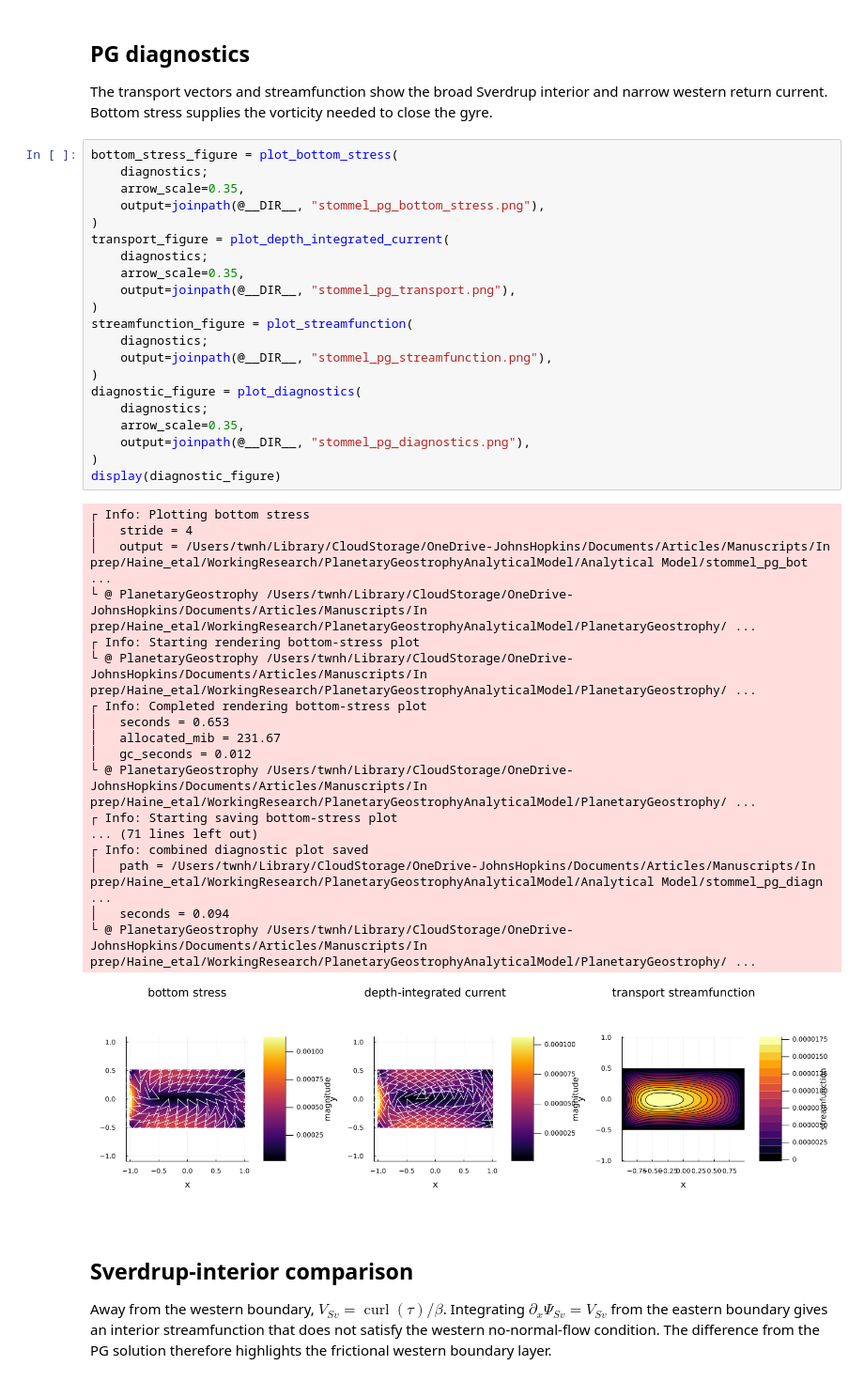
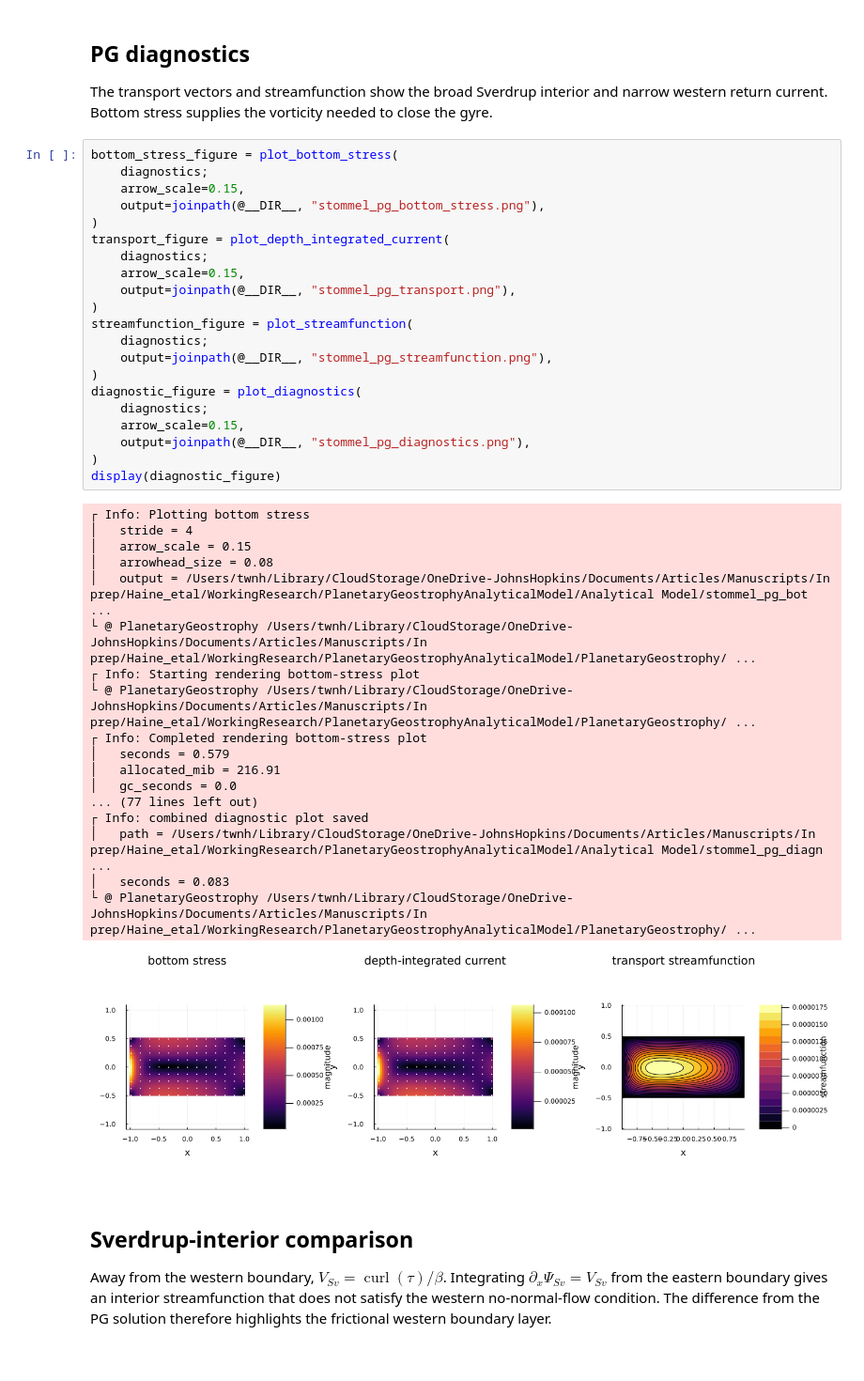
Before and after one commit to ThomasHaine/PlanetaryGeostrophyAnalyticalModel, a Jupyter notebook: Analytical Model/PG_Stommel_Gyre_Example.ipynb, the cells around one changed output. Shown at 94% size. Drawn from its saved outputs; the diff is of its cells as text.

```diff
--- a/Analytical Model/PG_Stommel_Gyre_Example.ipynb
+++ b/Analytical Model/PG_Stommel_Gyre_Example.ipynb
@@ -136,43 +136,43 @@ The transport vectors and streamfunction show the broad Sverdrup interior and na
 # %%
 bottom_stress_figure = plot_bottom_stress(
     diagnostics;
-    arrow_scale=0.35,
+    arrow_scale=0.15,
     output=joinpath(@__DIR__, "stommel_pg_bottom_stress.png"),
 )
 transport_figure = plot_depth_integrated_current(
     diagnostics;
-    arrow_scale=0.35,
+    arrow_scale=0.15,
     output=joinpath(@__DIR__, "stommel_pg_transport.png"),
 )
 streamfunction_figure = plot_streamfunction(
     diagnostics;
     output=joinpath(@__DIR__, "stommel_pg_streamfunction.png"),
 )
 diagnostic_figure = plot_diagnostics(
     diagnostics;
-    arrow_scale=0.35,
+    arrow_scale=0.15,
     output=joinpath(@__DIR__, "stommel_pg_diagnostics.png"),
 )
 display(diagnostic_figure)
 # %% [output]
 ┌ Info: Plotting bottom stress
 │   stride = 4
+│   arrow_scale = 0.15
+│   arrowhead_size = 0.08
 │   output = /Users/twnh/Library/CloudStorage/OneDrive-JohnsHopkins/Documents/Articles/Manuscripts/In prep/Haine_etal/WorkingResearch/PlanetaryGeostrophyAnalyticalModel/Analytical Model/stommel_pg_bot ...
 └ @ PlanetaryGeostrophy /Users/twnh/Library/CloudStorage/OneDrive-JohnsHopkins/Documents/Articles/Manuscripts/In prep/Haine_etal/WorkingResearch/PlanetaryGeostrophyAnalyticalModel/PlanetaryGeostrophy/ ...
 ┌ Info: Starting rendering bottom-stress plot
 └ @ PlanetaryGeostrophy /Users/twnh/Library/CloudStorage/OneDrive-JohnsHopkins/Documents/Articles/Manuscripts/In prep/Haine_etal/WorkingResearch/PlanetaryGeostrophyAnalyticalModel/PlanetaryGeostrophy/ ...
 ┌ Info: Completed rendering bottom-stress plot
-│   seconds = 0.653
-│   allocated_mib = 231.67
-│   gc_seconds = 0.012
-└ @ PlanetaryGeostrophy /Users/twnh/Library/CloudStorage/OneDrive-JohnsHopkins/Documents/Articles/Manuscripts/In prep/Haine_etal/WorkingResearch/PlanetaryGeostrophyAnalyticalModel/PlanetaryGeostrophy/ ...
-┌ Info: Starting saving bottom-stress plot
-... (71 lines left out)
+│   seconds = 0.579
+│   allocated_mib = 216.91
+│   gc_seconds = 0.0
+... (77 lines left out)
 ┌ Info: combined diagnostic plot saved
 │   path = /Users/twnh/Library/CloudStorage/OneDrive-JohnsHopkins/Documents/Articles/Manuscripts/In prep/Haine_etal/WorkingResearch/PlanetaryGeostrophyAnalyticalModel/Analytical Model/stommel_pg_diagn ...
-│   seconds = 0.094
+│   seconds = 0.083
 └ @ PlanetaryGeostrophy /Users/twnh/Library/CloudStorage/OneDrive-JohnsHopkins/Documents/Articles/Manuscripts/In prep/Haine_etal/WorkingResearch/PlanetaryGeostrophyAnalyticalModel/PlanetaryGeostrophy/ ...
-[figure, old version]
+[figure, new version]
 # %% [markdown]
 ## Sverdrup-interior comparison
 
```
Also changed, not shown: parts of 2 cells of this notebook, 1 other file.
